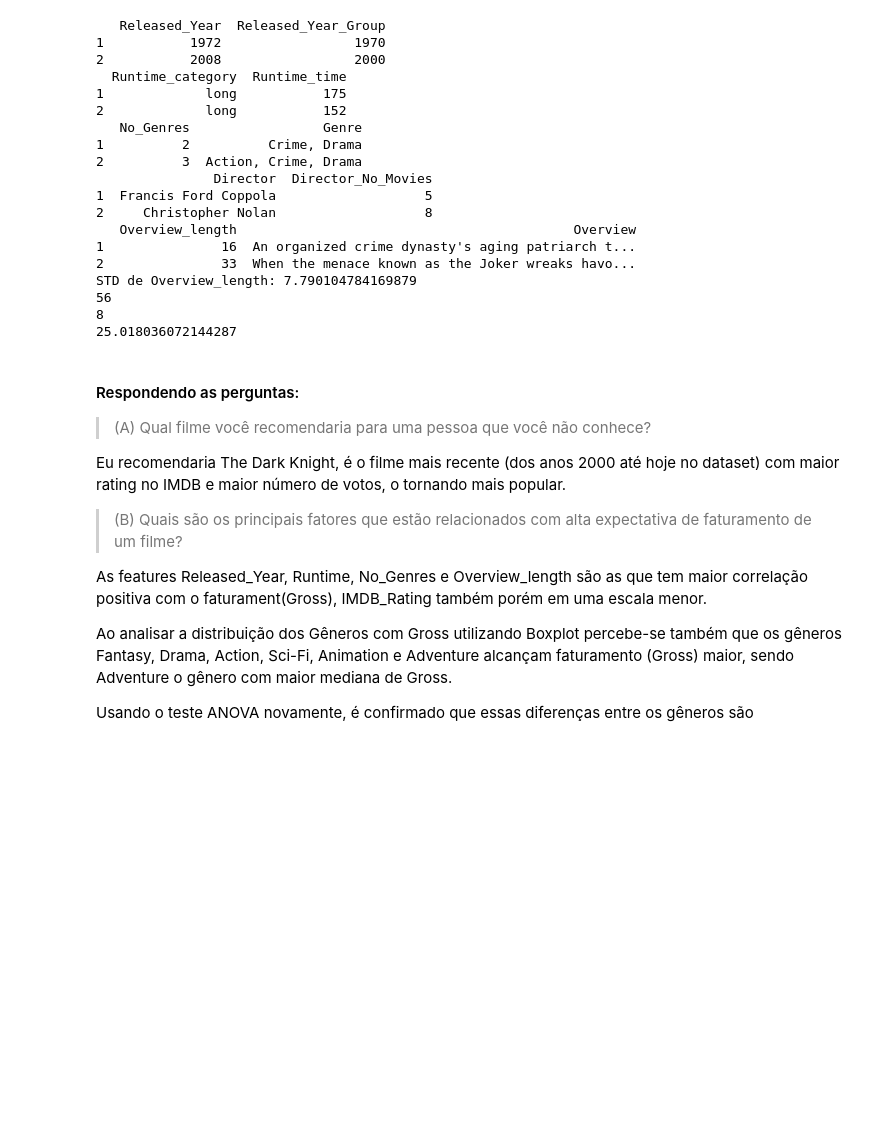
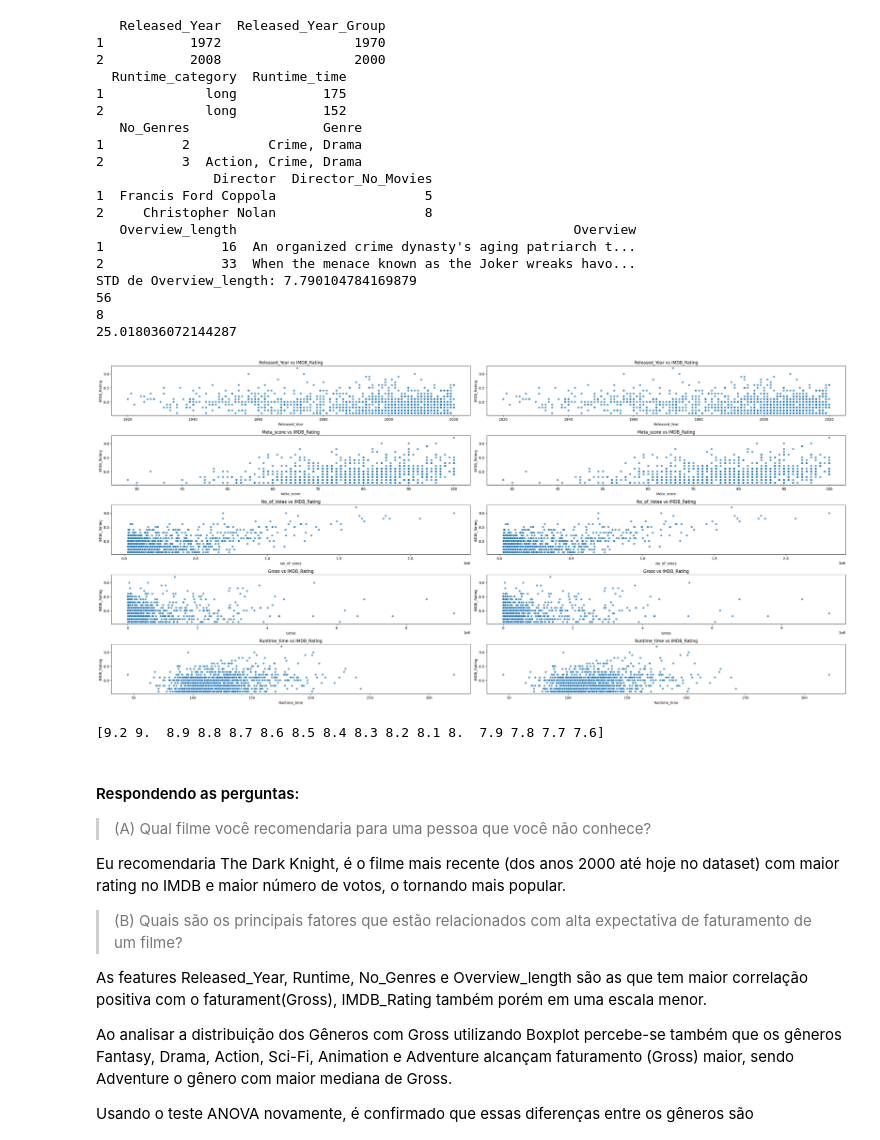
Before and after one commit to nevidomyyb/LH_CD_PEDRO_HENRIQUE_BARBOSA_DA_CUNHA, a Jupyter notebook: challenge.ipynb, the cells around one changed output. Cells and saved outputs as stored; diff of their text form; code cells hidden in the pictures; blank space fills up the shorter version.

```diff
--- a/challenge.ipynb
+++ b/challenge.ipynb
@@ -390,6 +390,22 @@ STD de Overview_length: 7.790104784169879
 56
 8
 25.018036072144287
+# %%
+independents =['Released_Year', 'Meta_score', 'No_of_Votes', 'Gross', 'Runtime_time', 'No_keywords', 'Released_Year_Group', 'No_Genres', 'Director_No_Movies', 'Overview_length']
+
+fig, axes = plt.subplots(5, 2, figsize=(3*len(independents), 14))
+
+for ax, var in zip(axes, independents):
+    for rax in ax:
+        sns.scatterplot(data=dataset, x=var, y="IMDB_Rating", alpha=0.7, ax=rax)
+        rax.set_title(f"{var} vs IMDB_Rating")
+
+plt.tight_layout()
+plt.show()
+print(dataset['IMDB_Rating'].unique())
+# %% [output]
+[figure, added]
+[9.2 9.  8.9 8.8 8.7 8.6 8.5 8.4 8.3 8.2 8.1 8.  7.9 7.8 7.7 7.6]
 # %% [markdown]
 #### Respondendo as perguntas:
 
```
Also changed, not shown: parts of 4 cells of this notebook, 1 other file.
